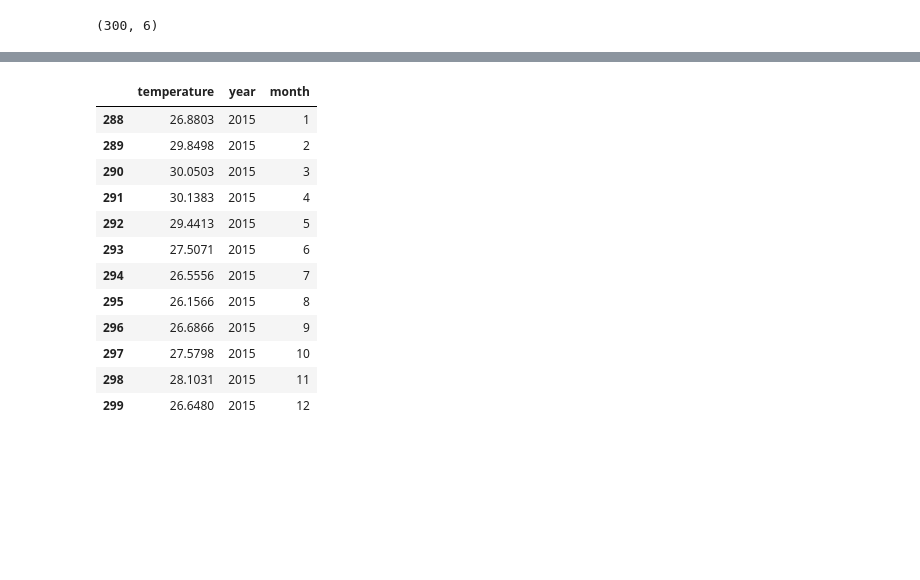
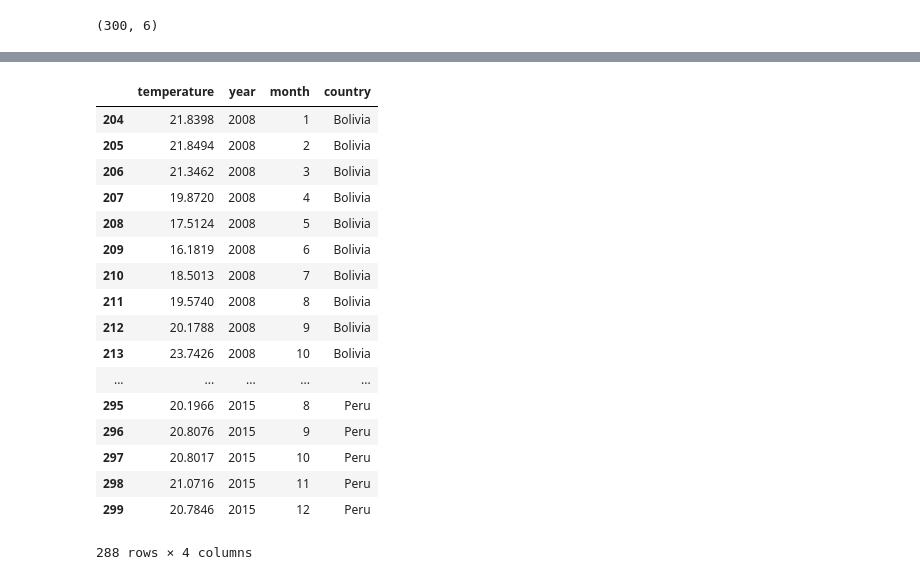
Before and after one commit to vzakhozhyi/599-A-Final-Project, a Jupyter notebook: Test-Brady.ipynb, the cells around one changed output, grey strips where cells are left out. Drawn from its saved outputs; the diff is of its cells as text; code cells hidden in the pictures; blank space fills up the shorter version.

```diff
--- a/Test-Brady.ipynb
+++ b/Test-Brady.ipynb
@@ -67,16 +103,28 @@ temp2015=tempfileclean[tempfileclean.year==2015]
-# %%
-temp2015
-# %% [output]
-|  | temperature | year | month |
-| 288 | 26.8803 | 2015 | 1 |
-| 289 | 29.8498 | 2015 | 2 |
-| 290 | 30.0503 | 2015 | 3 |
-| 291 | 30.1383 | 2015 | 4 |
-| 292 | 29.4413 | 2015 | 5 |
-| 293 | 27.5071 | 2015 | 6 |
-| 294 | 26.5556 | 2015 | 7 |
-| 295 | 26.1566 | 2015 | 8 |
-| 296 | 26.6866 | 2015 | 9 |
-| 297 | 27.5798 | 2015 | 10 |
-| 298 | 28.1031 | 2015 | 11 |
-| 299 | 26.6480 | 2015 | 12 |
+# %%
+Tclean['country']=Tclean['country'].replace(['PER'], 'Peru')
+Tclean['country']=Tclean['country'].replace(['COL'], 'Columbia')
+Tclean['country']=Tclean['country'].replace(['BOL'], 'Bolivia')
+#Price['cm_name'] = pd.Price['cm_name'].replace(['Potatoes (Dutch)'], 'Potatoes')
+# %%
+years=['2008','2009','2010','2011','2012','2013','2014','2015']
+Tclean = Tclean[Tclean.year.isin(years)]
+Tclean
+# %% [output]
+|  | temperature | year | month | country |
+| 204 | 21.8398 | 2008 | 1 | Bolivia |
+| 205 | 21.8494 | 2008 | 2 | Bolivia |
+| 206 | 21.3462 | 2008 | 3 | Bolivia |
+| 207 | 19.8720 | 2008 | 4 | Bolivia |
+| 208 | 17.5124 | 2008 | 5 | Bolivia |
+| 209 | 16.1819 | 2008 | 6 | Bolivia |
+| 210 | 18.5013 | 2008 | 7 | Bolivia |
+| 211 | 19.5740 | 2008 | 8 | Bolivia |
+| 212 | 20.1788 | 2008 | 9 | Bolivia |
+| 213 | 23.7426 | 2008 | 10 | Bolivia |
+| ... | ... | ... | ... | ... |
+| 295 | 20.1966 | 2015 | 8 | Peru |
+| 296 | 20.8076 | 2015 | 9 | Peru |
+| 297 | 20.8017 | 2015 | 10 | Peru |
+| 298 | 21.0716 | 2015 | 11 | Peru |
+| 299 | 20.7846 | 2015 | 12 | Peru |
+288 rows × 4 columns
```
Also changed, not shown: parts of 12 cells of this notebook.
